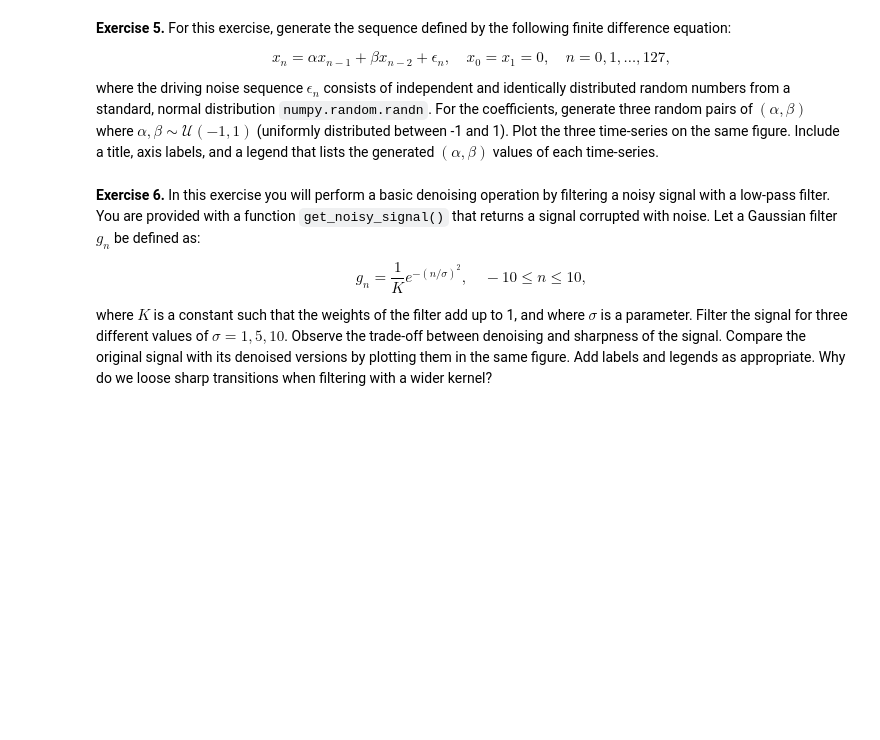
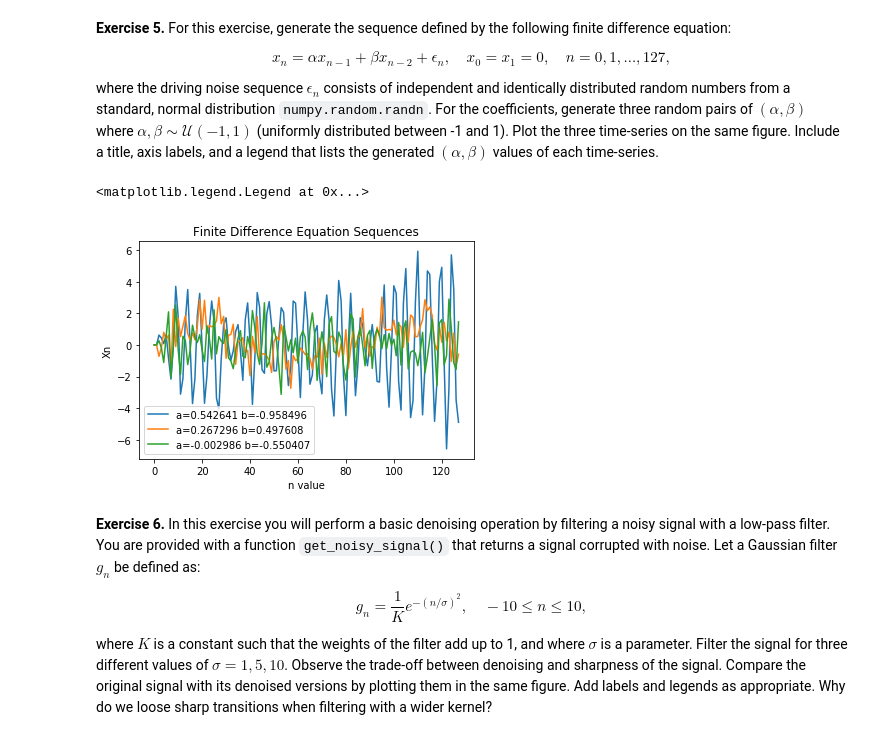
Before and after one commit to varose99/ds4bme, a Jupyter notebook: prelab.ipynb, the cells around one changed output. Saved outputs shown, nothing was run; the diff lists cells and outputs as text; code cells hidden in the pictures; blank space fills up the shorter version.

```diff
--- a/prelab.ipynb
+++ b/prelab.ipynb
@@ -364,3 +359,43 @@ np.random.seed(10)
+# %%
+# fix random number generator seed (reproducibility)
+np.random.seed(10)
+
+# complete Exercise 5 in this cell
+# lists
+sequence_1 = [0]*128
+sequence_2 = [0]*128
+sequence_3 = [0]*128
+# variables
+a1,b1 = (2*np.random.random_sample(2)) - 1
+a2,b2 = (2*np.random.random_sample(2)) - 1
+a3,b3 = (2*np.random.random_sample(2)) - 1
+# The sequences
+for i in range(0,128):
+  if(i == 1 or i == 0):
+    sequence_1[i] = 0
+    sequence_2[i] = 0
+    sequence_3[i] = 0
+  else:
+    e1 = np.random.randn(1)
+    e2 = np.random.randn(1)
+    e3 = np.random.randn(1)
+
+    sequence_1[i] = (sequence_1[i-1] * a1) + (sequence_1[i-2] * b1) + e1
+    sequence_2[i] = (sequence_2[i-1] * a2) + (sequence_2[i-2] * b2) + e2
+    sequence_3[i] = (sequence_3[i-1] * a3) + (sequence_3[i-2] * b3) + e3
+
+# graphing
+plt.figure()
+plt.title('Finite Difference Equation Sequences')
+plt.xlabel('n value')
+plt.ylabel('Xn')
+plt.plot(sequence_1)
+plt.plot(sequence_2)
+plt.plot(sequence_3)
+plt.legend(['a=%f b=%f' %(a1,b1), 'a=%f b=%f' %(a2,b2), 'a=%f b=%f' %(a3,b3)])
+# %% [output]
+<matplotlib.legend.Legend at 0x...>
+[figure, added]
 # %% [markdown]
 **Exercise 6.** In this exercise you will perform a basic denoising operation by filtering a noisy signal with a low-pass filter. You are provided with a function `get_noisy_signal()` that returns a signal corrupted with noise. Let a Gaussian filter $g_n$ be defined as:
 
```
Also changed, not shown: parts of 3 cells of this notebook.
